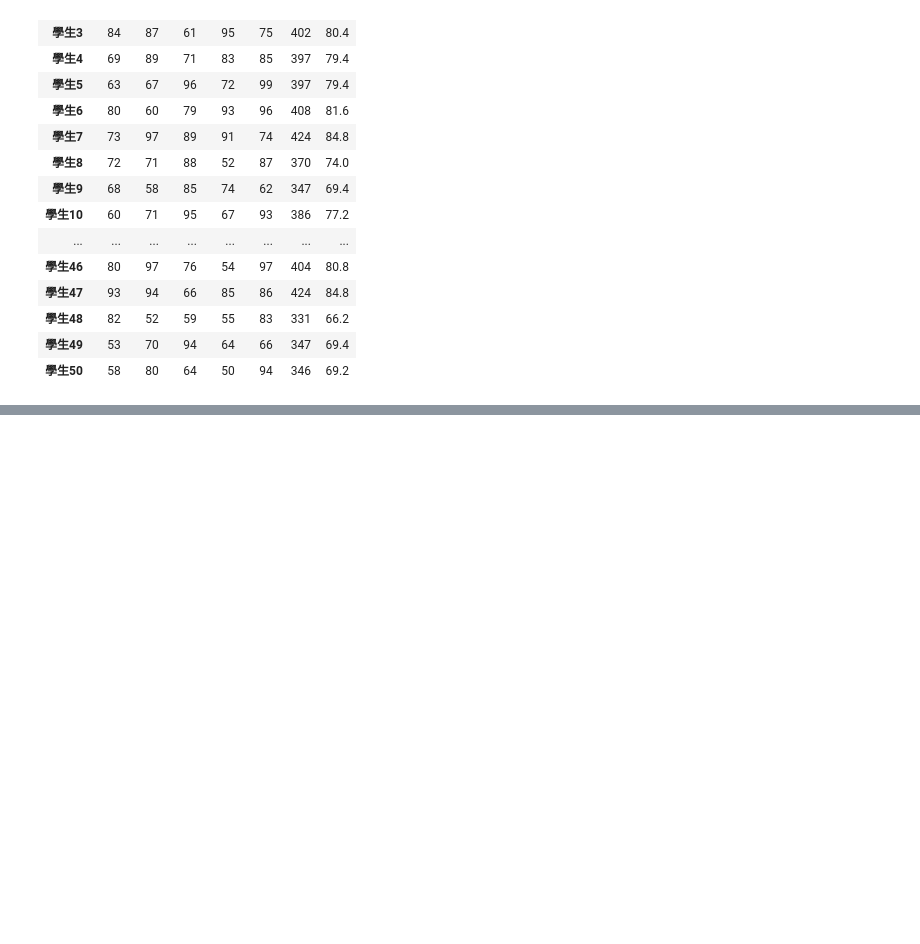
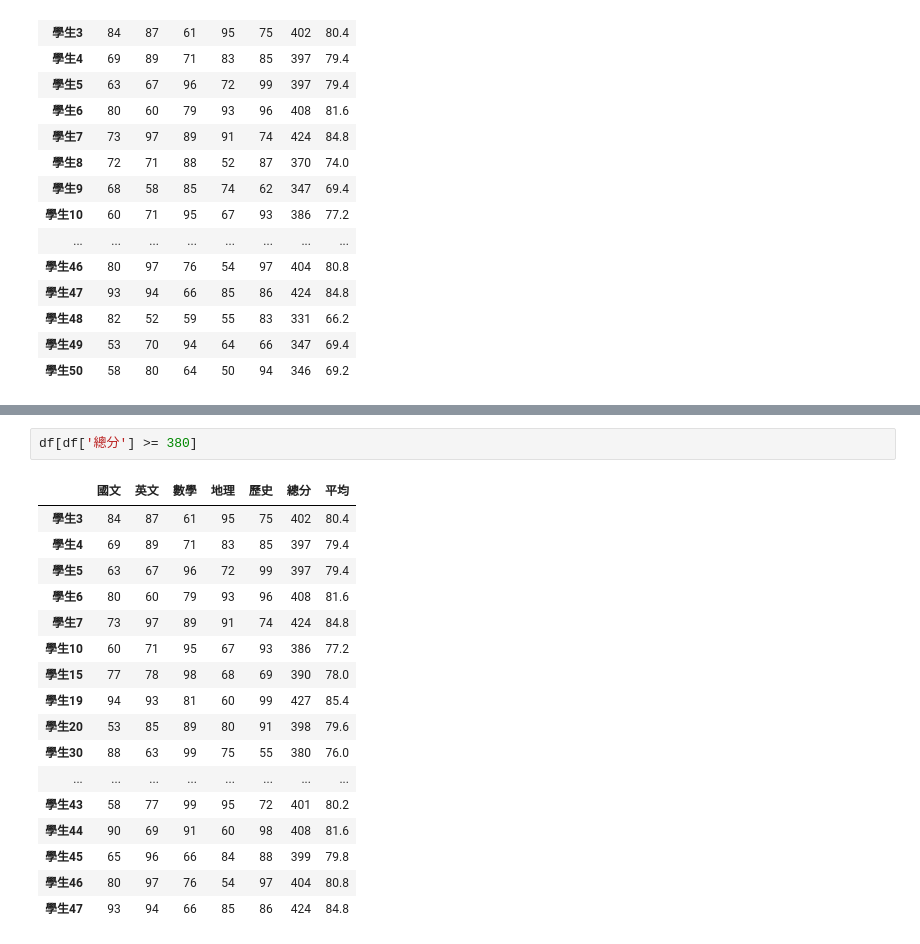
Before and after one commit to Bondsyang/bondsyang_0625, a Jupyter notebook: lesson15/lesson15_4.ipynb, the cells around one changed output, grey strips where cells are left out. Saved outputs shown, nothing was run; the diff lists cells and outputs as text; blank space fills up the shorter version.

```diff
--- a/lesson15/lesson15_4.ipynb
+++ b/lesson15/lesson15_4.ipynb
@@ -125,0 +135,20 @@ df
+# %%
+df[df['總分'] >= 380]
+# %% [output]
+|  | 國文 | 英文 | 數學 | 地理 | 歷史 | 總分 | 平均 |
+| 學生3 | 84 | 87 | 61 | 95 | 75 | 402 | 80.4 |
+| 學生4 | 69 | 89 | 71 | 83 | 85 | 397 | 79.4 |
+| 學生5 | 63 | 67 | 96 | 72 | 99 | 397 | 79.4 |
+| 學生6 | 80 | 60 | 79 | 93 | 96 | 408 | 81.6 |
+| 學生7 | 73 | 97 | 89 | 91 | 74 | 424 | 84.8 |
+| 學生10 | 60 | 71 | 95 | 67 | 93 | 386 | 77.2 |
+| 學生15 | 77 | 78 | 98 | 68 | 69 | 390 | 78.0 |
+| 學生19 | 94 | 93 | 81 | 60 | 99 | 427 | 85.4 |
+| 學生20 | 53 | 85 | 89 | 80 | 91 | 398 | 79.6 |
+| 學生30 | 88 | 63 | 99 | 75 | 55 | 380 | 76.0 |
+| ... | ... | ... | ... | ... | ... | ... | ... |
+| 學生43 | 58 | 77 | 99 | 95 | 72 | 401 | 80.2 |
+| 學生44 | 90 | 69 | 91 | 60 | 98 | 408 | 81.6 |
+| 學生45 | 65 | 96 | 66 | 84 | 88 | 399 | 79.8 |
+| 學生46 | 80 | 97 | 76 | 54 | 97 | 404 | 80.8 |
+| 學生47 | 93 | 94 | 66 | 85 | 86 | 424 | 84.8 |
```
Also changed, not shown: parts of 1 cell of this notebook.
